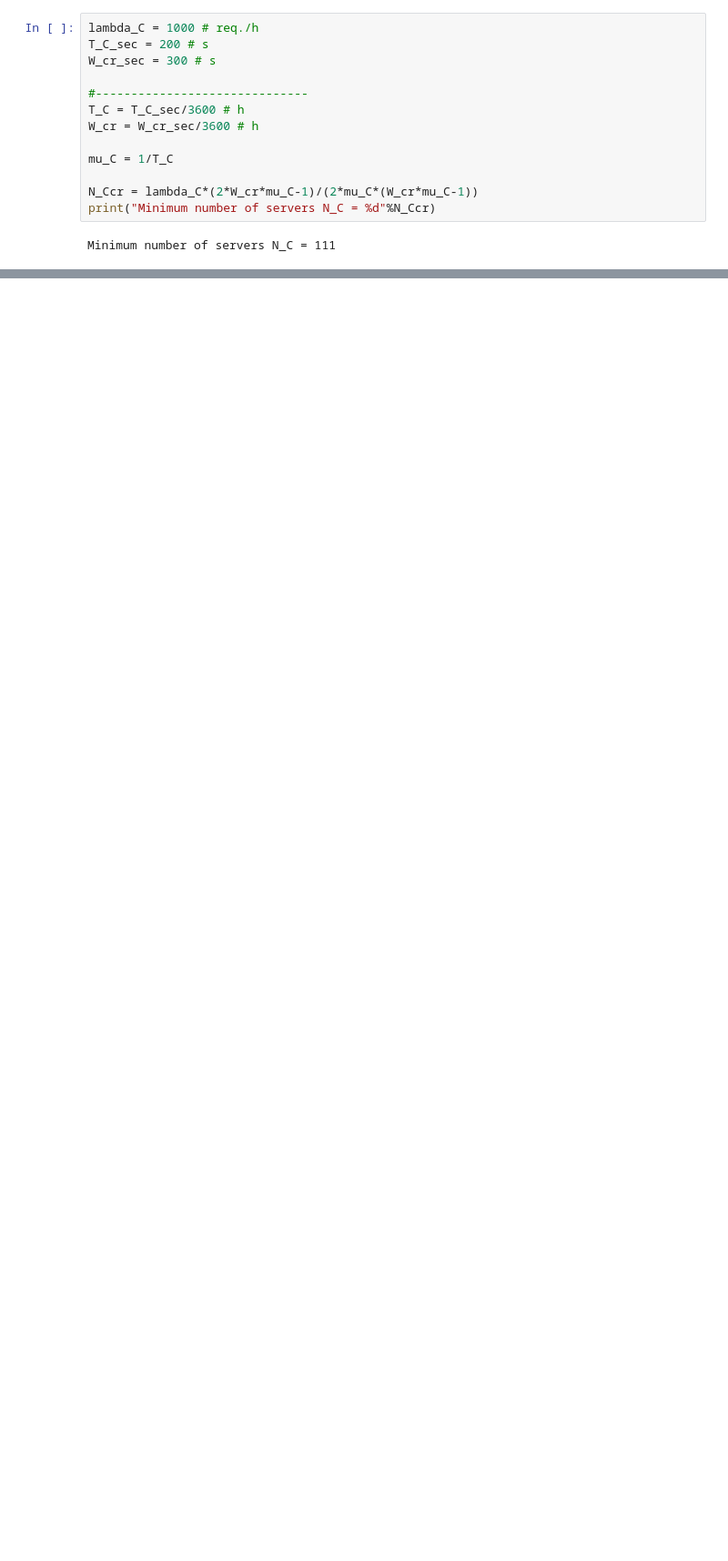
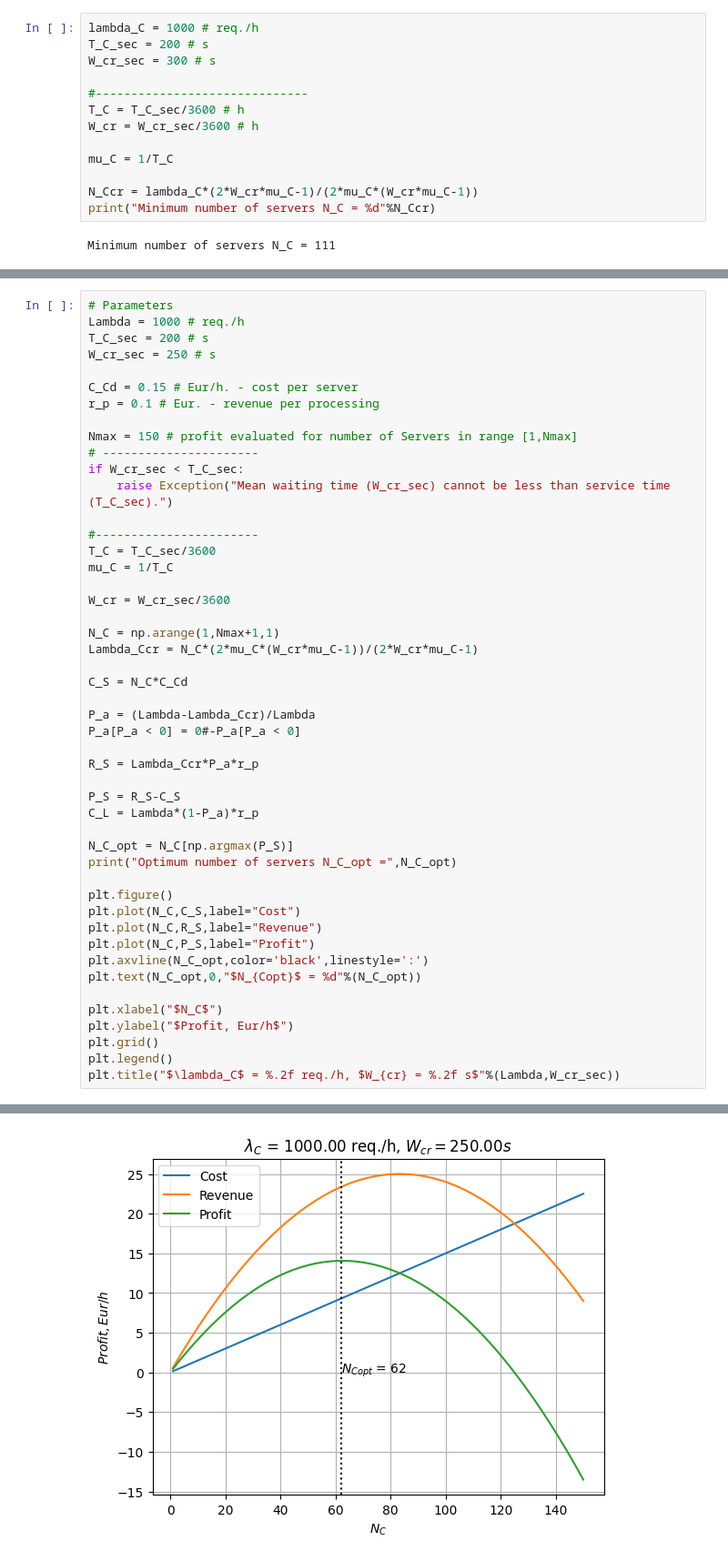
Before and after one commit to pauterv/CloudEdgeAssetsOptimizer, a Jupyter notebook: AnalyticalModel.ipynb, the cells around one changed output, grey strips where cells are left out. Shown at 91% size. Drawn from its saved outputs; the diff is of its cells as text; blank space fills up the shorter version.

```diff
--- a/AnalyticalModel.ipynb
+++ b/AnalyticalModel.ipynb
@@ -327,0 +333,49 @@ Minimum number of servers N_C = 111
+# %%
+# Parameters
+Lambda = 1000 # req./h
+T_C_sec = 200 # s
+W_cr_sec = 250 # s
+
+C_Cd = 0.15 # Eur/h. - cost per server
+r_p = 0.1 # Eur. - revenue per processing
+
+Nmax = 150 # profit evaluated for number of Servers in range [1,Nmax]
+# ----------------------
+if W_cr_sec < T_C_sec:
+    raise Exception("Mean waiting time (W_cr_sec) cannot be less than service time (T_C_sec).")
+
+#-----------------------
+T_C = T_C_sec/3600
+mu_C = 1/T_C
+
+W_cr = W_cr_sec/3600
+
+N_C = np.arange(1,Nmax+1,1)
+Lambda_Ccr = N_C*(2*mu_C*(W_cr*mu_C-1))/(2*W_cr*mu_C-1)
+
+C_S = N_C*C_Cd
+
+P_a = (Lambda-Lambda_Ccr)/Lambda
+P_a[P_a < 0] = 0#-P_a[P_a < 0]
+
+R_S = Lambda_Ccr*P_a*r_p
+
+P_S = R_S-C_S
+C_L = Lambda*(1-P_a)*r_p
+
+N_C_opt = N_C[np.argmax(P_S)]
+print("Optimum number of servers N_C_opt =",N_C_opt)
+
+plt.figure()
+plt.plot(N_C,C_S,label="Cost")
+plt.plot(N_C,R_S,label="Revenue")
+plt.plot(N_C,P_S,label="Profit")
+plt.axvline(N_C_opt,color='black',linestyle=':')
+plt.text(N_C_opt,0,"$N_{Copt}$ = %d"%(N_C_opt))
+
+plt.xlabel("$N_C$")
+plt.ylabel("$Profit, Eur/h$")
+plt.grid()
+plt.legend()
+plt.title("$\lambda_C$ = %.2f req./h, $W_{cr} = %.2f s$"%(Lambda,W_cr_sec))
+# %% [output]
@@ -327,0 +384 @@ Minimum number of servers N_C = 111
+[figure, added]
```
Also changed, not shown: parts of 5 cells of this notebook.
